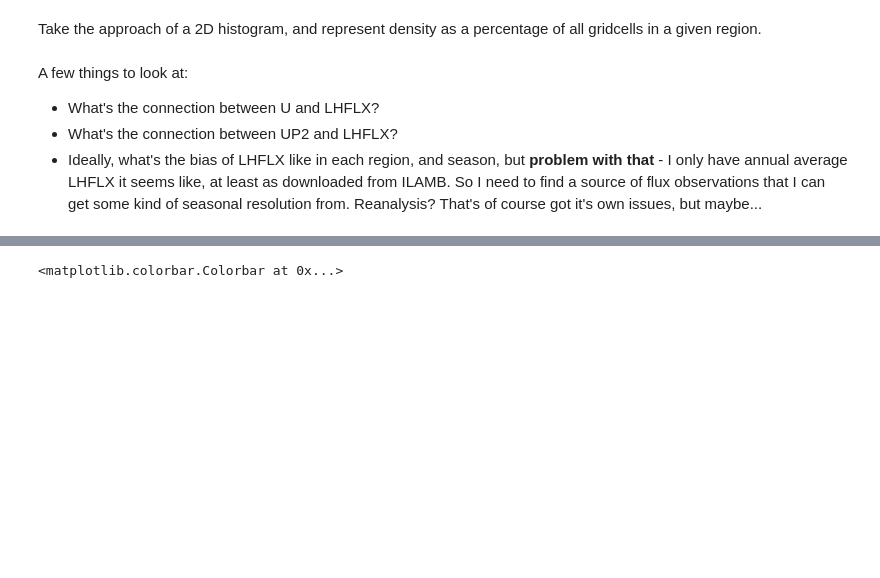
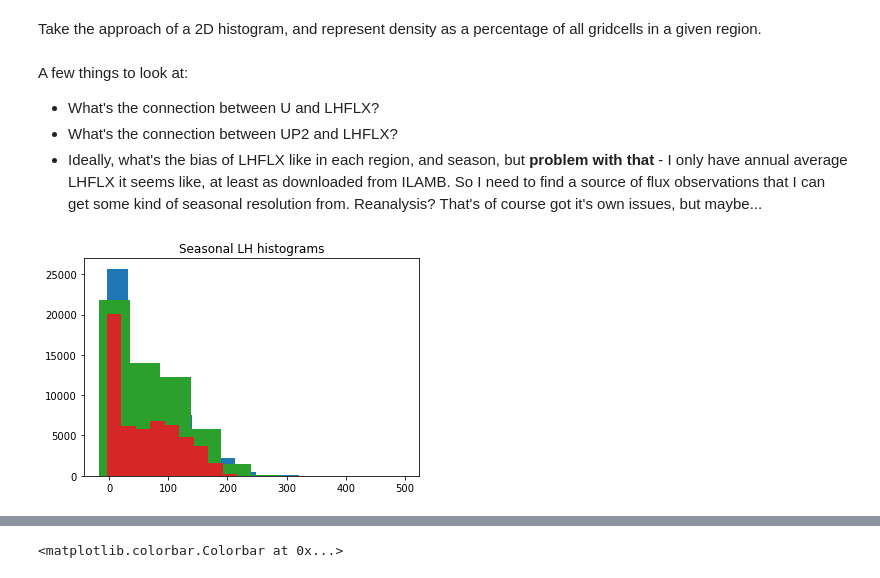
Before and after one commit to megandevlan/CLUBB_statistics, a Jupyter notebook: Regional_CLUBBwithFluxes.ipynb, the cells around one changed output, grey strips where cells are left out. Saved outputs shown, nothing was run; the diff lists cells and outputs as text; code cells hidden in the pictures; blank space fills up the shorter version.

```diff
--- a/Regional_CLUBBwithFluxes.ipynb
+++ b/Regional_CLUBBwithFluxes.ipynb
@@ -161,3 +161,12 @@ Take the approach of a 2D histogram, and represent density as a percentage of al
 # Create 3D mask of the regions mapped out above
 #   (better for actually getting averages and masking out other regions)
 RegMask = regionmask.defined_regions.srex.mask_3D(lon, lat)
+# %%
+plt.hist(LH_DJF.reshape([len(lat)*len(lon),1]))
+plt.hist(LH_MAM.reshape([len(lat)*len(lon),1]))
+plt.hist(LH_JJA.reshape([len(lat)*len(lon),1]))
+plt.hist(LH_SON.reshape([len(lat)*len(lon),1]))
+plt.title('Seasonal LH histograms')
+plt.show()
+# %% [output]
+[figure, added]
```
Also changed, not shown: parts of 10 cells of this notebook.
